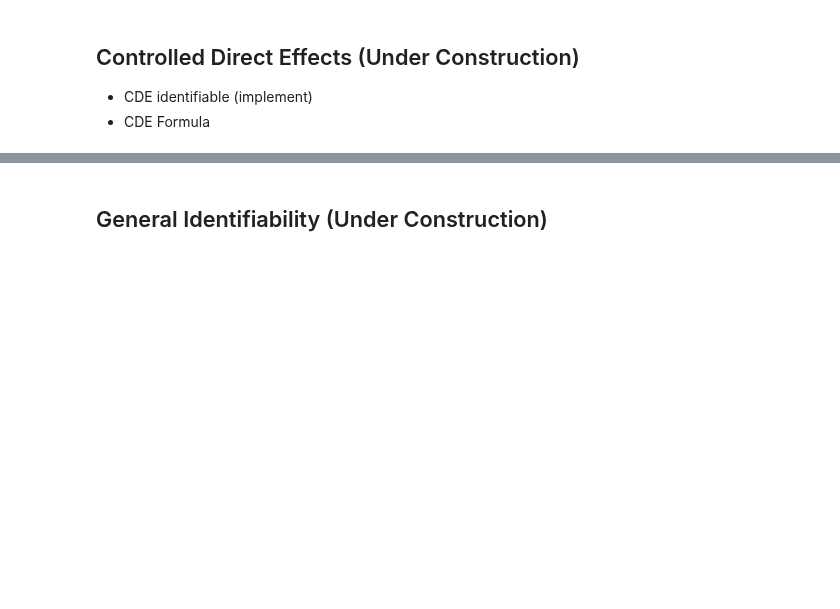
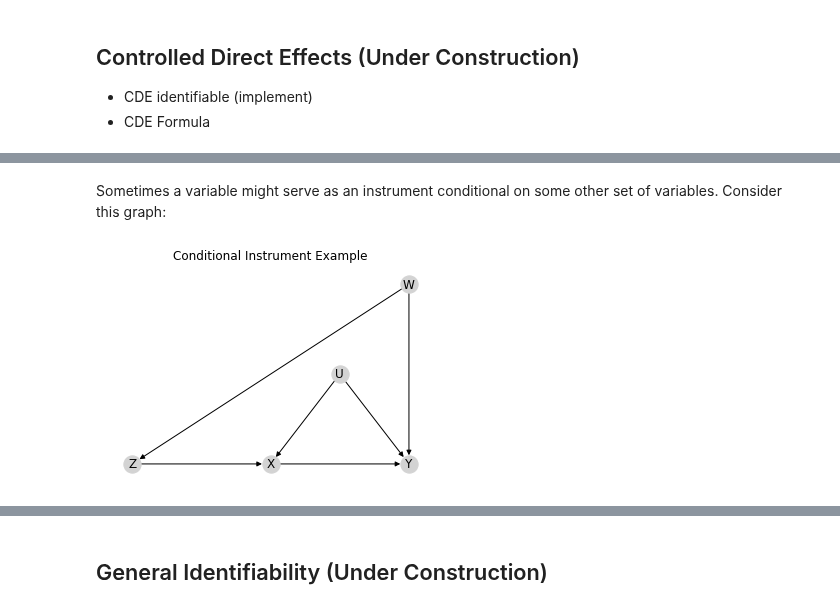
Before and after one commit to BrennanBarker/oyster, a Jupyter notebook: primer_study_questions.ipynb, the cells around one changed output, grey strips where cells are left out. Saved outputs shown, nothing was run; the diff lists cells and outputs as text; code cells hidden in the pictures; blank space fills up the shorter version.

```diff
--- a/primer_study_questions.ipynb
+++ b/primer_study_questions.ipynb
@@ -750,0 +778,8 @@ $\displaystyle P_{x}(y | z)=\sum_{a,b,d}P(y | a,b,d,x,z)P(a,b,d | z)$
+# %% [markdown]
+Sometimes a variable might serve as an instrument conditional on some other set of variables.  Consider this graph:
+# %%
+conditional_iv = oy.CausalDiagram([('Z', 'X'), ('X', 'Y'), ('U', 'X'), ('U', 'Y'), ('W', 'Z'), ('W', 'Y')])
+
+oy.draw(conditional_iv, pos=iv_pos, title='Conditional Instrument Example')
+# %% [output]
+[figure, added]
```
Also changed, not shown: parts of 33 cells of this notebook, 5 other files.
